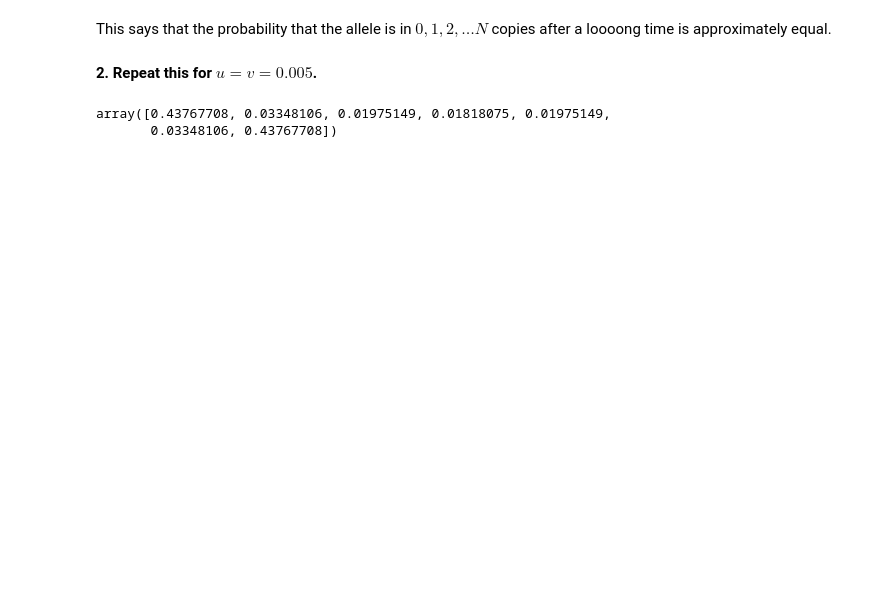
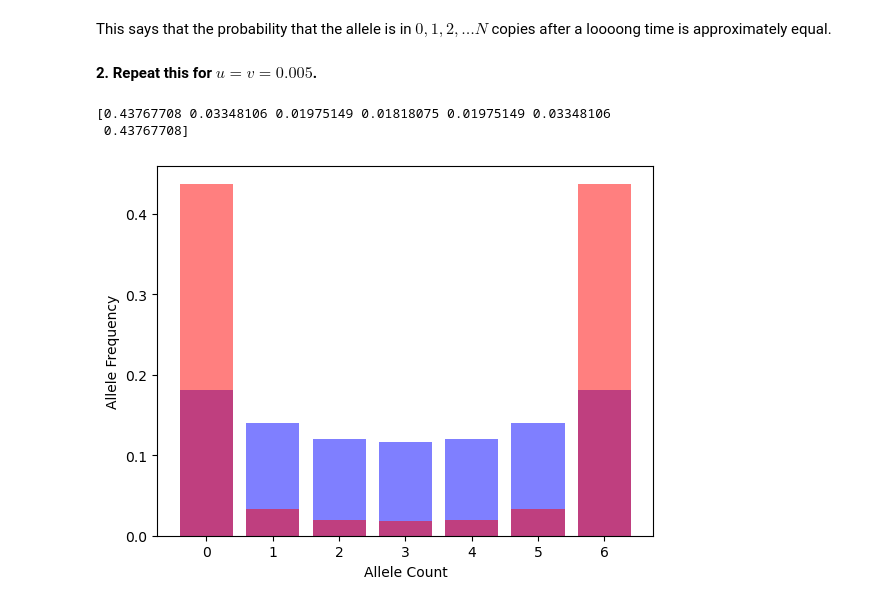
Before and after one commit to amacp/Math468, a Jupyter notebook: Lecture2_3.ipynb, the cells around one changed output. Cells and saved outputs as stored; diff of their text form; code cells hidden in the pictures; blank space fills up the shorter version.

```diff
--- a/Lecture2_3.ipynb
+++ b/Lecture2_3.ipynb
@@ -73,10 +87,25 @@ This says that the probability that the allele is in $0,1,2,\dots N$ copies afte
 # %% [markdown]
 **2. Repeat this for  $u=v=0.005$.**
 # %%
-t_matrix=wright_fisher_mu_transition_matrix(6,0.005,0.005)
-eigenvalues, eigenvectors = np.linalg.eig(t_matrix)
-rightEVs=np.linalg.inv(eigenvectors);
-rightEVs[0]/np.sum(rightEVs[0])
+t_matrix2=wright_fisher_mu_transition_matrix(6,0.005,0.005)
+eigenvalues, eigenvectors = np.linalg.eig(t_matrix2)
+leftEVs=np.linalg.inv(eigenvectors);
+statDist2=leftEVs[0]/np.sum(leftEVs[0])
+print(statDist2)
 # %% [output]
-array([0.43767708, 0.03348106, 0.01975149, 0.01818075, 0.01975149,
-       0.03348106, 0.43767708])
+[0.43767708 0.03348106 0.01975149 0.01818075 0.01975149 0.03348106
+ 0.43767708]
+# %%
+import matplotlib.pyplot as plt
+# Create a bar chart
+plt.bar(range(len(statDist)), statDist,color='blue',alpha=0.5)
+plt.bar(range(len(statDist2)), statDist2,color='red',alpha=0.5)
+
+# Adding labels and title
+plt.xlabel('Allele Count')
+plt.ylabel('Allele Frequency')
+
+# Display the plot
+plt.show()
+# %% [output]
+[figure, added]
```
Also changed, not shown: parts of 5 cells of this notebook.
